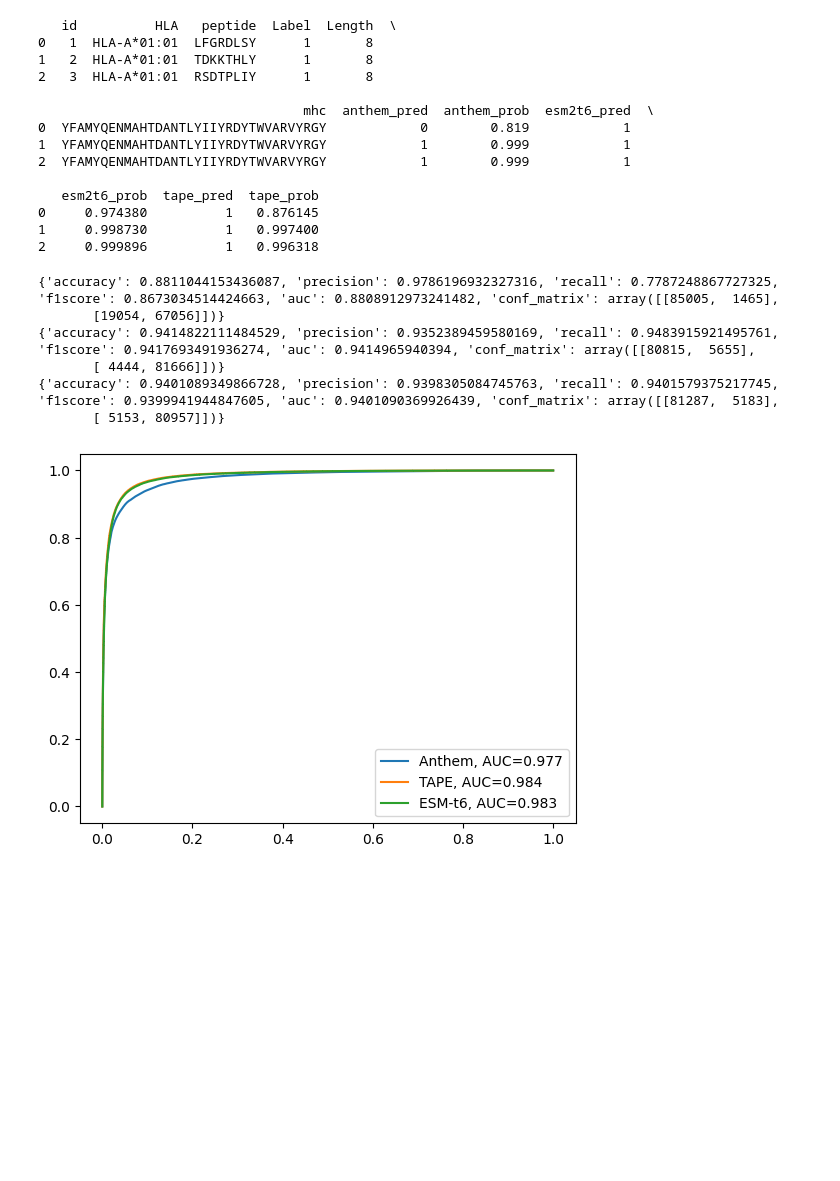
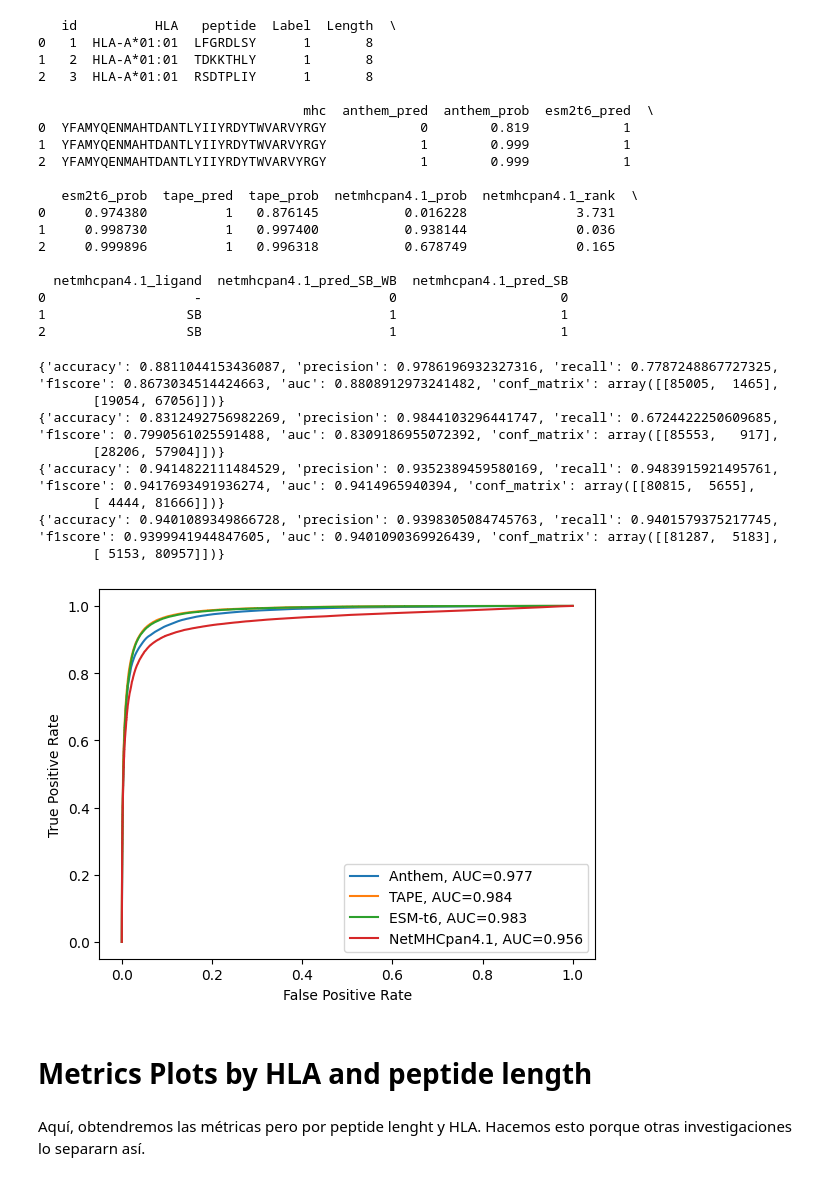
Before and after one commit to arceda/pmhc, a Jupyter notebook: state-of-art/metrics.ipynb, the cells around one changed output. Drawn from its saved outputs; the diff is of its cells as text; code cells hidden in the pictures; blank space fills up the shorter version.

Commit message:
ya tengo los ROC y por HLA y peptide lenght, queda porbar con otras herramientas

```diff
--- a/state-of-art/metrics.ipynb
+++ b/state-of-art/metrics.ipynb
@@ -3,9 +3,9 @@
 import pandas as pd
 import numpy as np
 
-data = pd.read_csv("predictions.csv")
-data['netmhcpan4.1_pred_SB'] = data.apply(lambda row: (  1 if row['ligand'] == "SB" else 0  ), axis=1)
-
+data = pd.read_csv("predictions_full.csv")
+#data['netmhcpan4.1_pred_SB'] = data.apply(lambda row: (  1 if row['netmhcpan4.1_ligand'] == "SB" else 0  ), axis=1)
+#data.to_csv("predictions2.csv", index=False)
 print(data.head(3))
 # %% [output]
    id          HLA   peptide  Label  Length  \
@@ -18,10 +18,15 @@ print(data.head(3))
 1  YFAMYQENMAHTDANTLYIIYRDYTWVARVYRGY            1        0.999            1
 2  YFAMYQENMAHTDANTLYIIYRDYTWVARVYRGY            1        0.999            1
 
-   esm2t6_prob  tape_pred  tape_prob
-0     0.974380          1   0.876145
-1     0.998730          1   0.997400
-2     0.999896          1   0.996318
+   esm2t6_prob  tape_pred  tape_prob  netmhcpan4.1_prob  netmhcpan4.1_rank  \
+0     0.974380          1   0.876145           0.016228              3.731
+1     0.998730          1   0.997400           0.938144              0.036
+2     0.999896          1   0.996318           0.678749              0.165
+
+  netmhcpan4.1_ligand  netmhcpan4.1_pred_SB_WB  netmhcpan4.1_pred_SB
+0                   -                        0                     0
+1                  SB                        1                     1
+2                  SB                        1                     1
 # %%
 from sklearn.metrics import (
     confusion_matrix,
@@ -49,16 +54,18 @@ def get_metrics(y_test, y_test_predictions):
 
 
 metrics_anthem = get_metrics(data["Label"], data["anthem_pred"])
-#metrics_netmhcpan = get_metrics(data["Label"], data["netmhcpan4.1"])
+metrics_netmhcpan = get_metrics(data["Label"], data["netmhcpan4.1_pred_SB"])
 metrics_tape = get_metrics(data["Label"], data["tape_pred"])
 metrics_esm2t6 = get_metrics(data["Label"], data["esm2t6_pred"])
 print(metrics_anthem)
-#print(metrics_netmhcpan)
+print(metrics_netmhcpan)
 print(metrics_tape)
 print(metrics_esm2t6)
 # %% [output]
 {'accuracy': 0.8811044153436087, 'precision': 0.9786196932327316, 'recall': 0.7787248867727325, 'f1score': 0.8673034514424663, 'auc': 0.8808912973241482, 'conf_matrix': array([[85005,  1465],
        [19054, 67056]])}
+{'accuracy': 0.8312492756982269, 'precision': 0.9844103296441747, 'recall': 0.6724422250609685, 'f1score': 0.7990561025591488, 'auc': 0.8309186955072392, 'conf_matrix': array([[85553,   917],
+       [28206, 57904]])}
 {'accuracy': 0.9414822111484529, 'precision': 0.9352389459580169, 'recall': 0.9483915921495761, 'f1score': 0.9417693491936274, 'auc': 0.9414965940394, 'conf_matrix': array([[80815,  5655],
        [ 4444, 81666]])}
 {'accuracy': 0.9401089349866728, 'precision': 0.9398305084745763, 'recall': 0.9401579375217745, 'f1score': 0.9399941944847605, 'auc': 0.9401090369926439, 'conf_matrix': array([[81287,  5183],
@@ -66,28 +73,42 @@ print(metrics_esm2t6)
 # %%
 from sklearn import metrics
 from sklearn.linear_model import LogisticRegression
 from sklearn.model_selection import train_test_split
 from sklearn.datasets import load_breast_cancer
 import matplotlib.pyplot as plt
 
-y_test = data["Label"]
-anthem = data["anthem_prob"]
-esm2t6 = data["esm2t6_prob"]
-tape = data["tape_prob"]
+def plot_ROC(data_pd, file_name):
+    y_test = data_pd["Label"]
+    anthem = data_pd["anthem_prob"]
+    esm2t6 = data_pd["esm2t6_prob"]
+    tape = data_pd["tape_prob"]
+    netmhcpan = data_pd["netmhcpan4.1_prob"]
 
-fpr1, tpr1, _ = metrics.roc_curve(y_test,  anthem)
-fpr2, tpr2, _ = metrics.roc_curve(y_test,  tape)
-fpr3, tpr3, _ = metrics.roc_curve(y_test,  esm2t6)
+    fpr1, tpr1, _ = metrics.roc_curve(y_test,  anthem)
+    fpr2, tpr2, _ = metrics.roc_curve(y_test,  tape)
+    fpr3, tpr3, _ = metrics.roc_curve(y_test,  esm2t6)
+    fpr4, tpr4, _ = metrics.roc_curve(y_test,  netmhcpan)
 
-auc1 = metrics.roc_auc_score(y_test, anthem)
-auc2 = metrics.roc_auc_score(y_test, tape)
-auc3 = metrics.roc_auc_score(y_test, esm2t6)
+    auc1 = metrics.roc_auc_score(y_test, anthem)
+    auc2 = metrics.roc_auc_score(y_test, tape)
+    auc3 = metrics.roc_auc_score(y_test, esm2t6)
+    auc4 = metrics.roc_auc_score(y_test, netmhcpan)
 
-plt.plot(fpr1,tpr1,label="Anthem, AUC="+str(round(auc1,3)))
-plt.plot(fpr2,tpr2,label="TAPE, AUC="+str(round(auc2,3)))
-plt.plot(fpr3,tpr3,label="ESM-t6, AUC="+str(round(auc3,3)))
+    plt.plot(fpr1,tpr1,label="Anthem, AUC="+str(round(auc1,3)))
+    plt.plot(fpr2,tpr2,label="TAPE, AUC="+str(round(auc2,3)))
+    plt.plot(fpr3,tpr3,label="ESM-t6, AUC="+str(round(auc3,3)))
+    plt.plot(fpr4,tpr4,label="NetMHCpan4.1, AUC="+str(round(auc4,3)))
 
-plt.legend(loc=4)
-plt.show()
+    plt.legend(loc=4)
+    plt.xlabel("False Positive Rate")
+    plt.ylabel("True Positive Rate")
+    #plt.show()
+    plt.savefig("../plots/" + file_name, dpi=300, bbox_inches='tight')
+
+plot_ROC(data)
 # %% [output]
-[figure, old version]
+[figure, new version]
+# %% [markdown]
+# Metrics Plots by HLA and peptide length
+# %% [markdown]
+Aquí, obtendremos las métricas pero por peptide lenght y HLA. Hacemos esto porque otras investigaciones lo separarn así.
```
Also changed, not shown: parts of 2 cells of this notebook, 14 other files.
